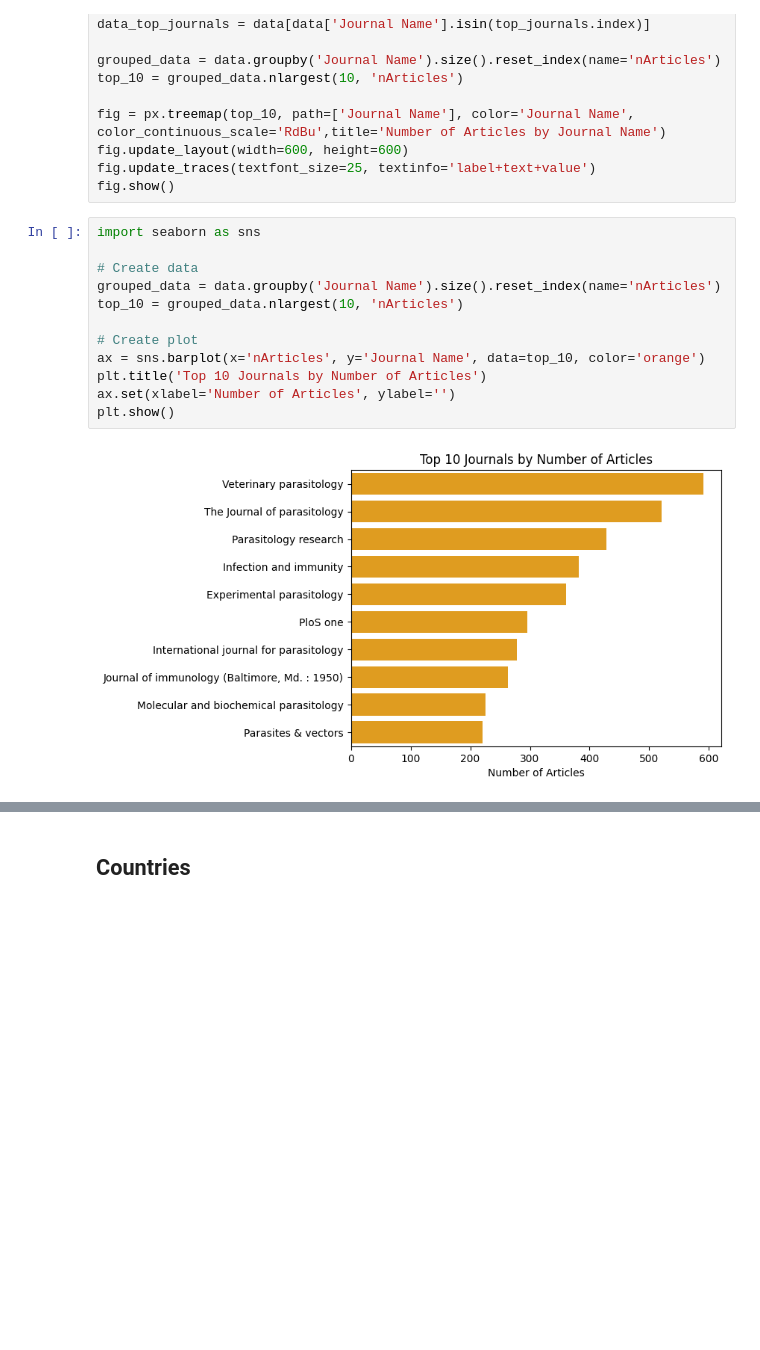
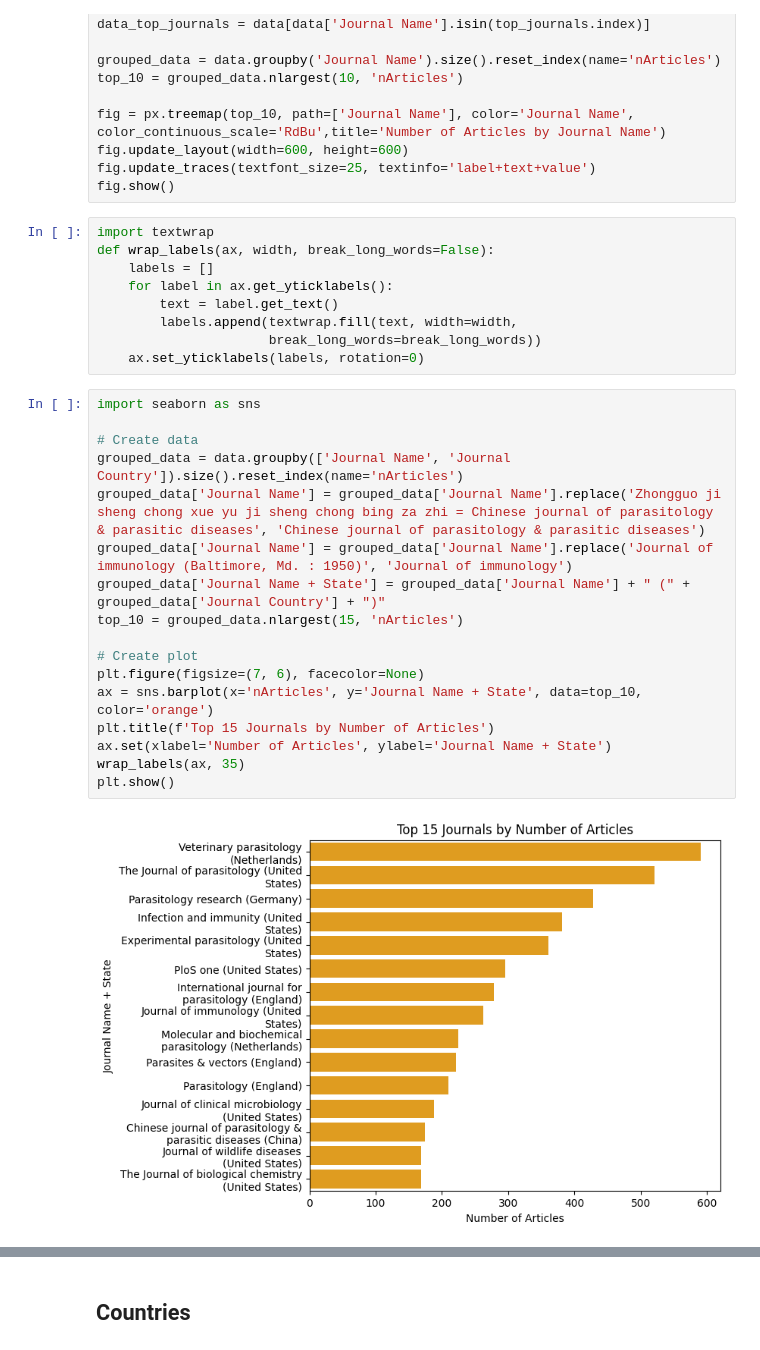
Before and after one commit to giocoal/toxoplasma-gondii-pubmed-acquisition-and-analysis, a Jupyter notebook: 2_Topic_Modelling_Updated.ipynb, the cells around one changed output, grey strips where cells are left out. Saved outputs shown, nothing was run; the diff lists cells and outputs as text; blank space fills up the shorter version.

```diff
--- a/2_Topic_Modelling_Updated.ipynb
+++ b/2_Topic_Modelling_Updated.ipynb
@@ -153,17 +157,31 @@ fig = px.treemap(top_10, path=['Journal Name'], color='Journal Name', color_cont
 fig.update_layout(width=600, height=600)
 fig.update_traces(textfont_size=25, textinfo='label+text+value')
 fig.show()
+# %%
+import textwrap
+def wrap_labels(ax, width, break_long_words=False):
+    labels = []
+    for label in ax.get_yticklabels():
+        text = label.get_text()
+        labels.append(textwrap.fill(text, width=width,
+                      break_long_words=break_long_words))
+    ax.set_yticklabels(labels, rotation=0)
 # %%
 import seaborn as sns
 
 # Create data
-grouped_data = data.groupby('Journal Name').size().reset_index(name='nArticles')
-top_10 = grouped_data.nlargest(10, 'nArticles')
+grouped_data = data.groupby(['Journal Name', 'Journal Country']).size().reset_index(name='nArticles')
+grouped_data['Journal Name'] = grouped_data['Journal Name'].replace('Zhongguo ji sheng chong xue yu ji sheng chong bing za zhi = Chinese journal of parasitology & parasitic diseases', 'Chinese journal of parasitology & parasitic diseases')
+grouped_data['Journal Name'] = grouped_data['Journal Name'].replace('Journal of immunology (Baltimore, Md. : 1950)', 'Journal of immunology')
+grouped_data['Journal Name + State'] = grouped_data['Journal Name'] + " (" + grouped_data['Journal Country'] + ")"
+top_10 = grouped_data.nlargest(15, 'nArticles')
 
 # Create plot
-ax = sns.barplot(x='nArticles', y='Journal Name', data=top_10, color='orange')
-plt.title('Top 10 Journals by Number of Articles')
-ax.set(xlabel='Number of Articles', ylabel='')
+plt.figure(figsize=(7, 6), facecolor=None)
+ax = sns.barplot(x='nArticles', y='Journal Name + State', data=top_10, color='orange')
+plt.title(f'Top 15 Journals by Number of Articles')
+ax.set(xlabel='Number of Articles', ylabel='Journal Name + State')
+wrap_labels(ax, 35)
 plt.show()
 # %% [output]
-[figure, old version]
+[figure, new version]
```
Also changed, not shown: parts of 35 cells of this notebook, 1 other file.
